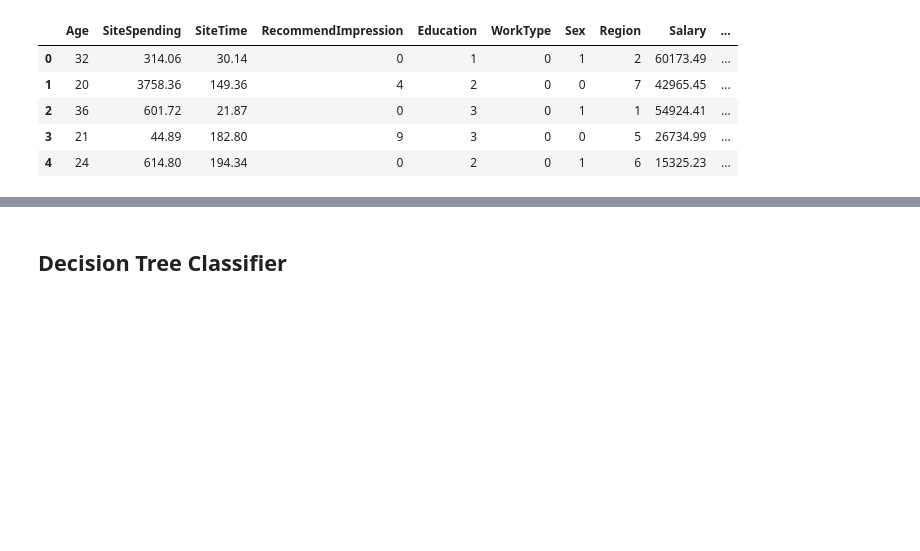
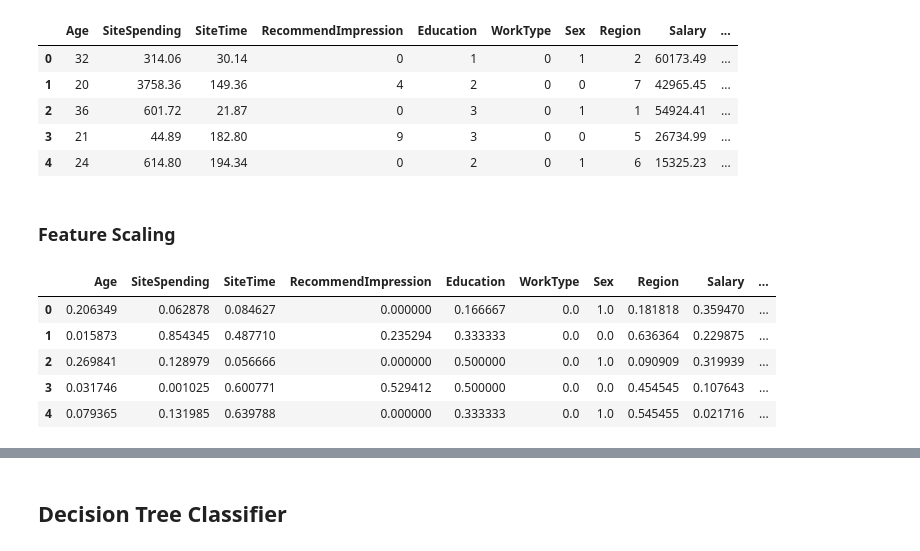
Before and after one commit to syedirfanx/revenue-forecasting, a Jupyter notebook: binary-classification.ipynb, the cells around one changed output, grey strips where cells are left out. Saved outputs shown, nothing was run; the diff lists cells and outputs as text; code cells hidden in the pictures; blank space fills up the shorter version.

```diff
--- a/binary-classification.ipynb
+++ b/binary-classification.ipynb
@@ -52,3 +52,5 @@ data.head()
 | 2 | 36 | 601.72 | 21.87 | 0 | 3 | 0 | 1 | 1 | 54924.41 | ... |
 | 3 | 21 | 44.89 | 182.80 | 9 | 3 | 0 | 0 | 5 | 26734.99 | ... |
 | 4 | 24 | 614.80 | 194.34 | 0 | 2 | 0 | 1 | 6 | 15325.23 | ... |
+# %% [markdown]
+### Feature Scaling
@@ -54,0 +65,9 @@ data.head()
+# %%
+df.head()
+# %% [output]
+|  | Age | SiteSpending | SiteTime | RecommendImpression | Education | WorkType | Sex | Region | Salary | ... |
+| 0 | 0.206349 | 0.062878 | 0.084627 | 0.000000 | 0.166667 | 0.0 | 1.0 | 0.181818 | 0.359470 | ... |
+| 1 | 0.015873 | 0.854345 | 0.487710 | 0.235294 | 0.333333 | 0.0 | 0.0 | 0.636364 | 0.229875 | ... |
+| 2 | 0.269841 | 0.128979 | 0.056666 | 0.000000 | 0.500000 | 0.0 | 1.0 | 0.090909 | 0.319939 | ... |
+| 3 | 0.031746 | 0.001025 | 0.600771 | 0.529412 | 0.500000 | 0.0 | 0.0 | 0.454545 | 0.107643 | ... |
+| 4 | 0.079365 | 0.131985 | 0.639788 | 0.000000 | 0.333333 | 0.0 | 1.0 | 0.545455 | 0.021716 | ... |
```
Also changed, not shown: parts of 60 cells of this notebook.
